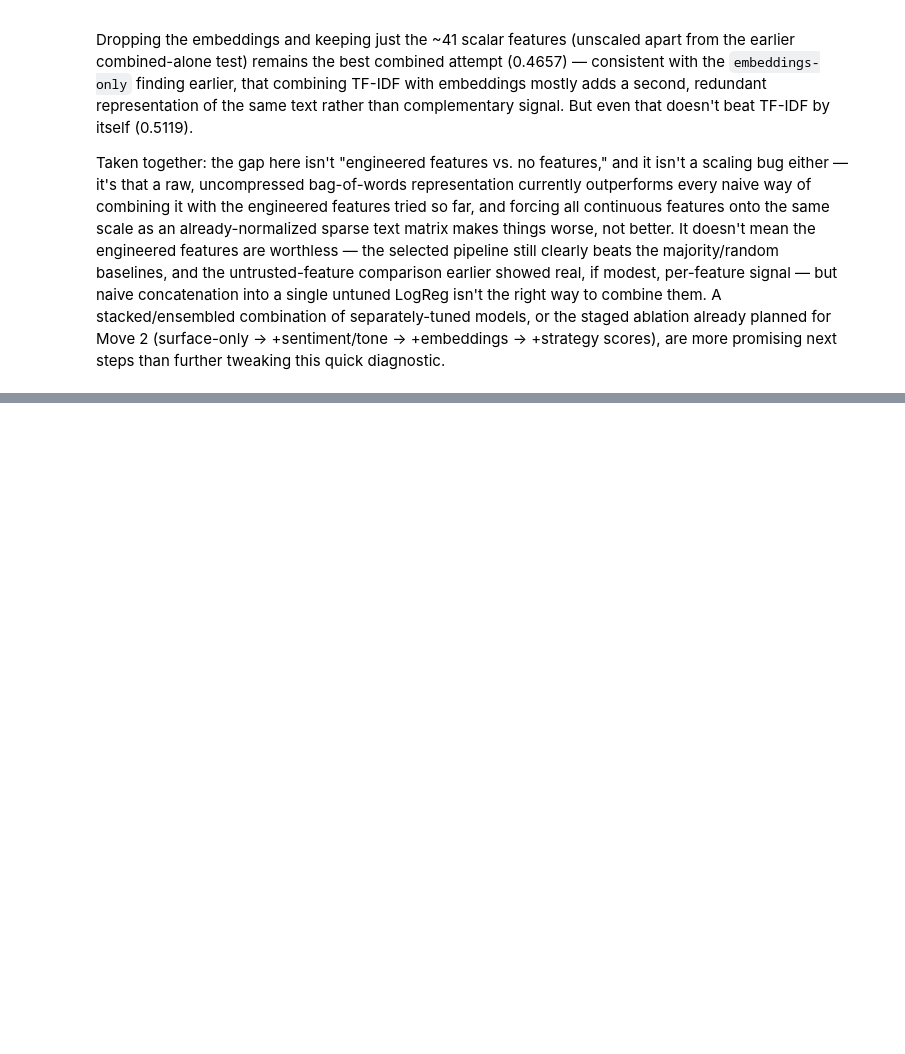
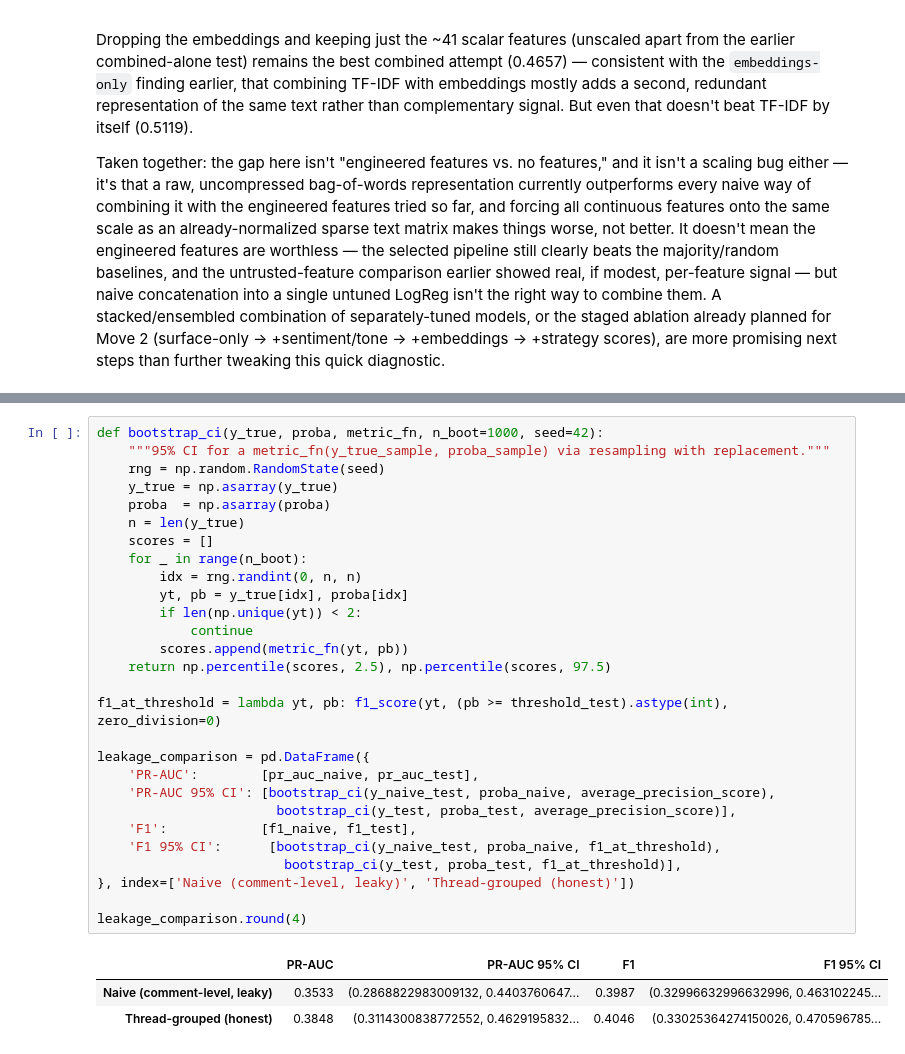
Before and after one commit to jct-nlp/change-my-view-2025, a Jupyter notebook: this work/04_model_training.ipynb, the cells around one changed output, grey strips where cells are left out. Drawn from its saved outputs; the diff is of its cells as text; blank space fills up the shorter version.

Commit message:
quanify leakage

```diff
--- a/this work/04_model_training.ipynb
+++ b/this work/04_model_training.ipynb
@@ -650,0 +649,32 @@ https://github.com/jct-nlp/change-my-view-2025
+# %%
+def bootstrap_ci(y_true, proba, metric_fn, n_boot=1000, seed=42):
+    """95% CI for a metric_fn(y_true_sample, proba_sample) via resampling with replacement."""
+    rng = np.random.RandomState(seed)
+    y_true = np.asarray(y_true)
+    proba  = np.asarray(proba)
+    n = len(y_true)
+    scores = []
+    for _ in range(n_boot):
+        idx = rng.randint(0, n, n)
+        yt, pb = y_true[idx], proba[idx]
+        if len(np.unique(yt)) < 2:
+            continue
+        scores.append(metric_fn(yt, pb))
+    return np.percentile(scores, 2.5), np.percentile(scores, 97.5)
+
+f1_at_threshold = lambda yt, pb: f1_score(yt, (pb >= threshold_test).astype(int), zero_division=0)
+
+leakage_comparison = pd.DataFrame({
+    'PR-AUC':        [pr_auc_naive, pr_auc_test],
+    'PR-AUC 95% CI': [bootstrap_ci(y_naive_test, proba_naive, average_precision_score),
+                       bootstrap_ci(y_test, proba_test, average_precision_score)],
+    'F1':            [f1_naive, f1_test],
+    'F1 95% CI':      [bootstrap_ci(y_naive_test, proba_naive, f1_at_threshold),
+                        bootstrap_ci(y_test, proba_test, f1_at_threshold)],
+}, index=['Naive (comment-level, leaky)', 'Thread-grouped (honest)'])
+
+leakage_comparison.round(4)
+# %% [output]
+|  | PR-AUC | PR-AUC 95% CI | F1 | F1 95% CI |
+| Naive (comment-level, leaky) | 0.3533 | (0.2868822983009132, 0.4403760647... | 0.3987 | (0.32996632996632996, 0.463102245... |
+| Thread-grouped (honest) | 0.3848 | (0.3114300838772552, 0.4629195832... | 0.4046 | (0.33025364274150026, 0.470596785... |
```
Also changed, not shown: parts of 5 cells of this notebook.
